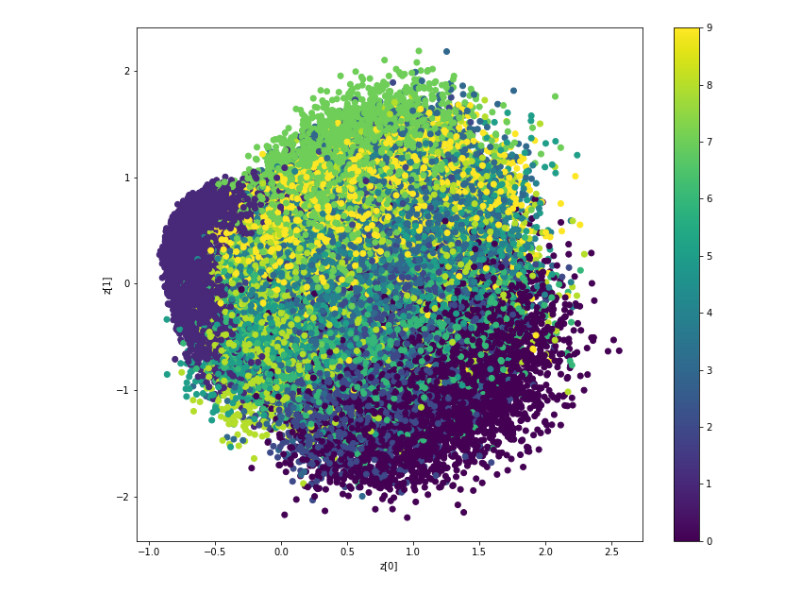
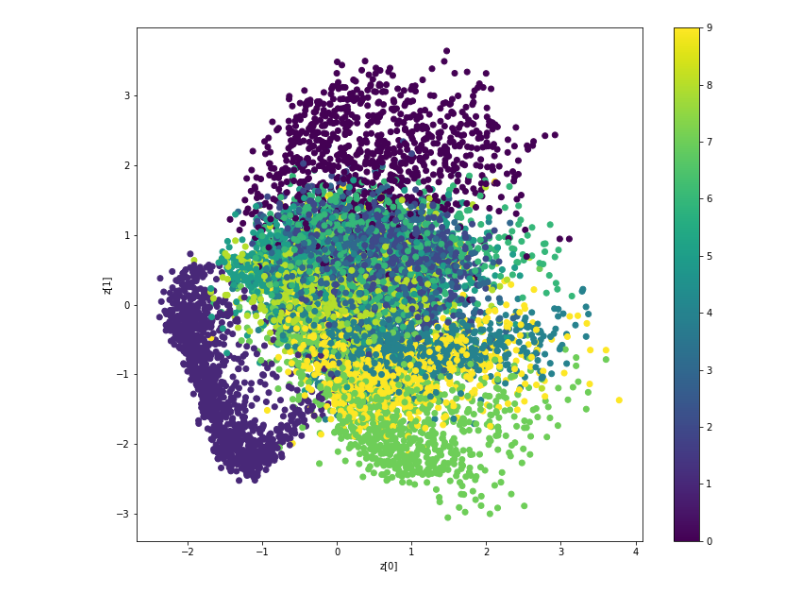
Before and after one commit to sooooner/MNIST-VAE-with-tensorflow2, a Jupyter notebook: VAE.ipynb, the cells around one changed output. Drawn from its saved outputs; the diff is of its cells as text; code cells hidden in the pictures.

Commit message:
modify model config

```diff
--- a/VAE.ipynb
+++ b/VAE.ipynb
@@ -6,7 +7,7 @@ from utils.model import VAE
 from utils.callback import Display_sampling
 from utils.utils import plot_latent_space, plot_label_clusters
 # %%
-(train_images, y_train), (test_images, _) = tf.keras.datasets.mnist.load_data()
+(train_images, _), (test_images, y_test) = tf.keras.datasets.mnist.load_data()
 # %%
 def preprocess_images(images):
     return images.reshape((images.shape[0], 28, 28, 1)) / 255.
@@ -17,8 +18,9 @@ test_images = preprocess_images(test_images)
 train_dataset = tf.data.Dataset.from_tensor_slices(train_images)
 test_dataset = tf.data.Dataset.from_tensor_slices(test_images)
 # %%
-LATENT_DIM = 2
-vae = VAE(LATENT_DIM)
+LATENT_DIM = config.LATENT_DIM
+MODEL_NAME = config.MODEL_NAME
+vae = VAE(LATENT_DIM, name=MODEL_NAME)
 # %%
 vae(tf.random.uniform((1, 28, 28, 1)))
 vae.build(train_images.shape)
@@ -44,18 +46,19 @@ Non-trainable params: 6
 _________________________________________________________________
 # %%
 tf.keras.backend.clear_session()
-optimizer = tf.keras.optimizers.Adam(1e-4)
+LEARNING_RATE = config.LEARNING_RATE
+optimizer = tf.keras.optimizers.Adam()
 vae.compile(optimizer=optimizer)
 
 test_sample = test_images[:16, :, :, :]
 sampling_callback = Display_sampling(vae, test_sample, display=True, save=True, clear_output=True)
 
-total_epoch_count = 5
-batch_size = 128
+EPOCHS = config.EPOCHS
+BATCH_SIZE = config.BATCH_SIZE
 hist = vae.fit(
     x=train_images,
-    epochs=total_epoch_count,
-    batch_size=batch_size,
+    epochs=EPOCHS,
+    batch_size=BATCH_SIZE,
     shuffle=True,
     callbacks=[sampling_callback]
 )
@@ -102,4 +105,4 @@ To change all layers to have dtype float64 by default, call `tf.keras.backend.se
 # %%
-plot_label_clusters(vae, train_images, y_train)
+plot_label_clusters(vae, test_images, y_test)
 # %% [output]
-[figure, old version]
+[figure, new version]
```
Also changed, not shown: parts of 5 cells of this notebook, 1 other file.
